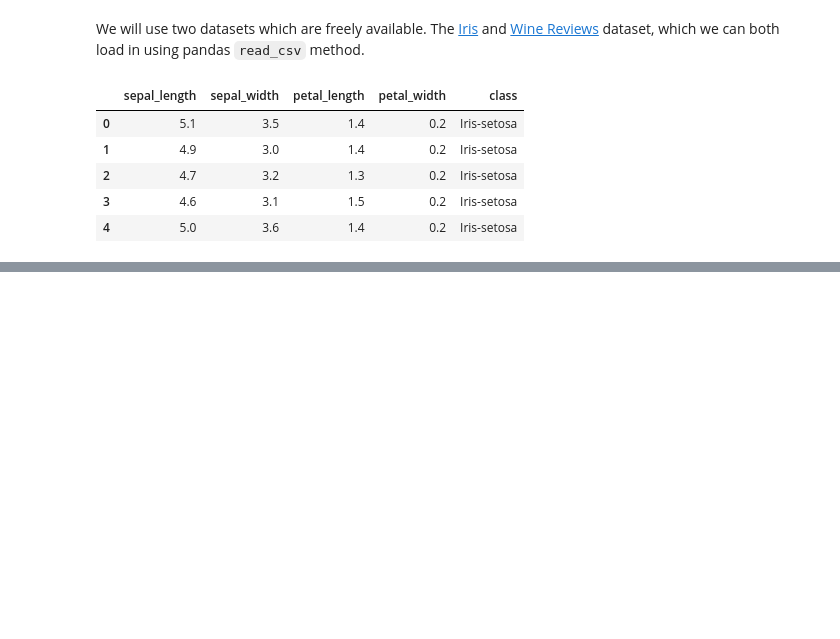
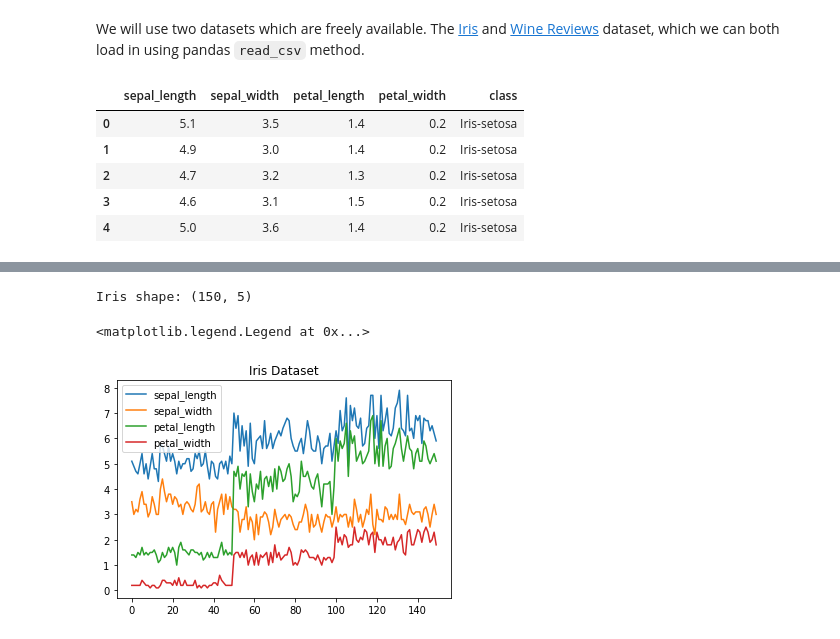
Before and after one commit to agarwal-peeush/Learning, a Jupyter notebook: Learning/ML/Data-Visualization-Python/Introduction to data visualisation.ipynb, the cells around one changed output, grey strips where cells are left out. Saved outputs shown, nothing was run; the diff lists cells and outputs as text; code cells hidden in the pictures; blank space fills up the shorter version.

```diff
--- a/Learning/ML/Data-Visualization-Python/Introduction to data visualisation.ipynb
+++ b/Learning/ML/Data-Visualization-Python/Introduction to data visualisation.ipynb
@@ -26,0 +85,22 @@ wine_reviews.head()
+# %%
+# get columns to plot
+columns = iris.columns.drop(['class'])
+
+# create x data
+print('Iris shape:', iris.shape)
+x_data = range(0, iris.shape[0])
+
+# create figure and axis
+fig, ax = plt.subplots()
+
+# plot each column
+for column in columns:
+    ax.plot(x_data, iris[column])
+
+# set title and legend
+ax.set_title('Iris Dataset')
+ax.legend()
+# %% [output]
+Iris shape: (150, 5)
+<matplotlib.legend.Legend at 0x...>
+[figure, added]
```
Also changed, not shown: parts of 10 cells of this notebook, 1 other file.
